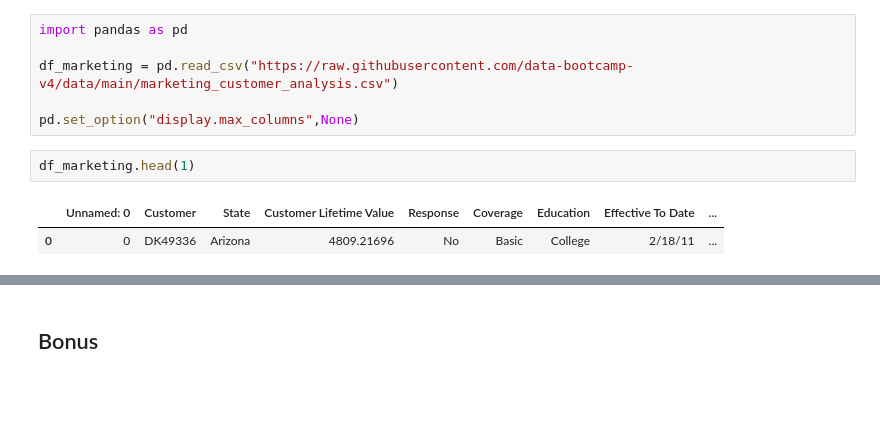
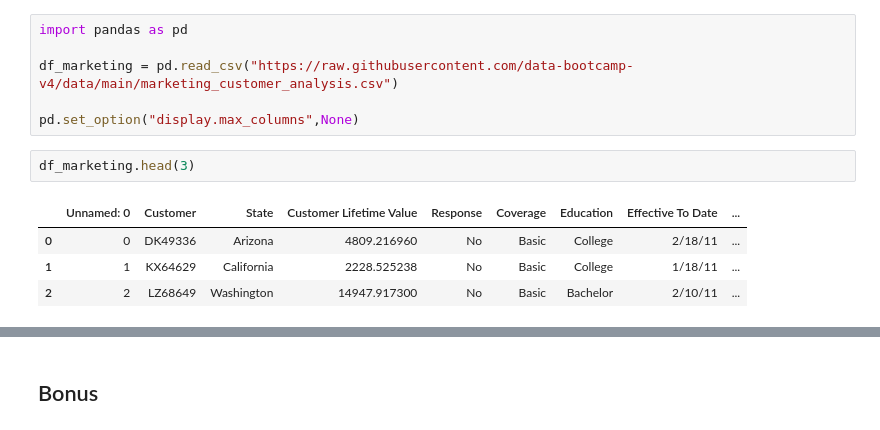
Before and after one commit to 125884236/lab-dw-data-aggregation-and-filtering, a Jupyter notebook: lab-dw-aggregating.ipynb, the cells around one changed output, grey strips where cells are left out. Cells and saved outputs as stored; diff of their text form; blank space fills up the shorter version.

```diff
--- a/lab-dw-aggregating.ipynb
+++ b/lab-dw-aggregating.ipynb
@@ -21,9 +21,11 @@ df_marketing = pd.read_csv("https://raw.githubusercontent.com/data-bootcamp-v4/d
 
 pd.set_option("display.max_columns",None)
 # %%
-df_marketing.head(1)
+df_marketing.head(3)
 # %% [output]
 |  | Unnamed: 0 | Customer | State | Customer Lifetime Value | Response | Coverage | Education | Effective To Date | ... |
-| 0 | 0 | DK49336 | Arizona | 4809.21696 | No | Basic | College | 2/18/11 | ... |
+| 0 | 0 | DK49336 | Arizona | 4809.216960 | No | Basic | College | 2/18/11 | ... |
+| 1 | 1 | KX64629 | California | 2228.525238 | No | Basic | College | 1/18/11 | ... |
+| 2 | 2 | LZ68649 | Washington | 14947.917300 | No | Basic | Bachelor | 2/10/11 | ... |
 # %%
 # 1. Create a new DataFrame that only includes customers who have a total_claim_amount greater than $1,000 and have a response of "Yes" to the last marketing campaign.
```
Also changed, not shown: parts of 12 cells of this notebook.
